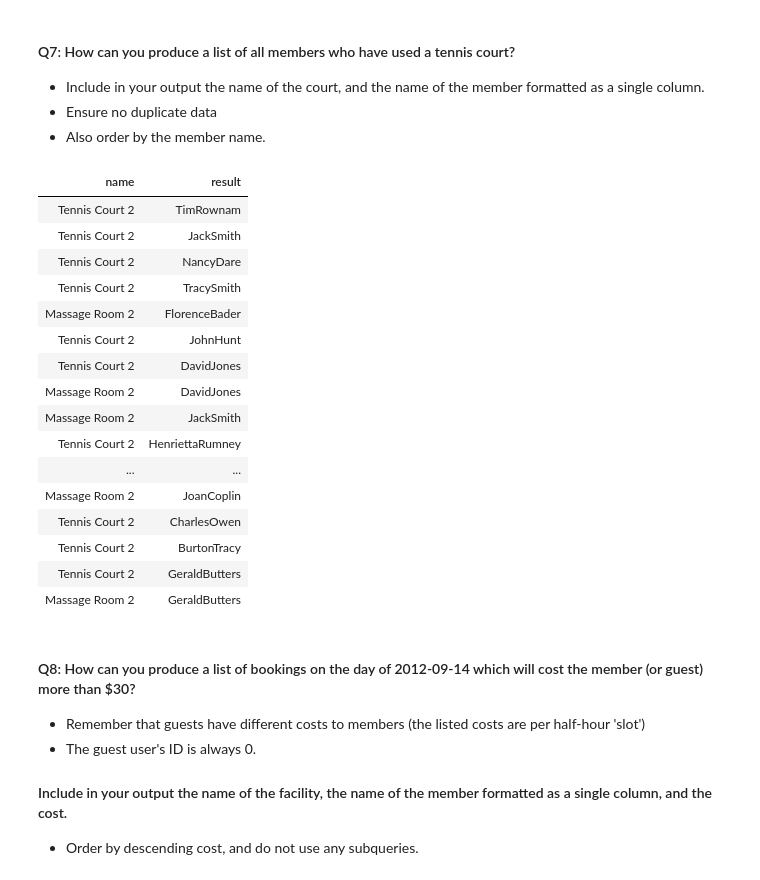
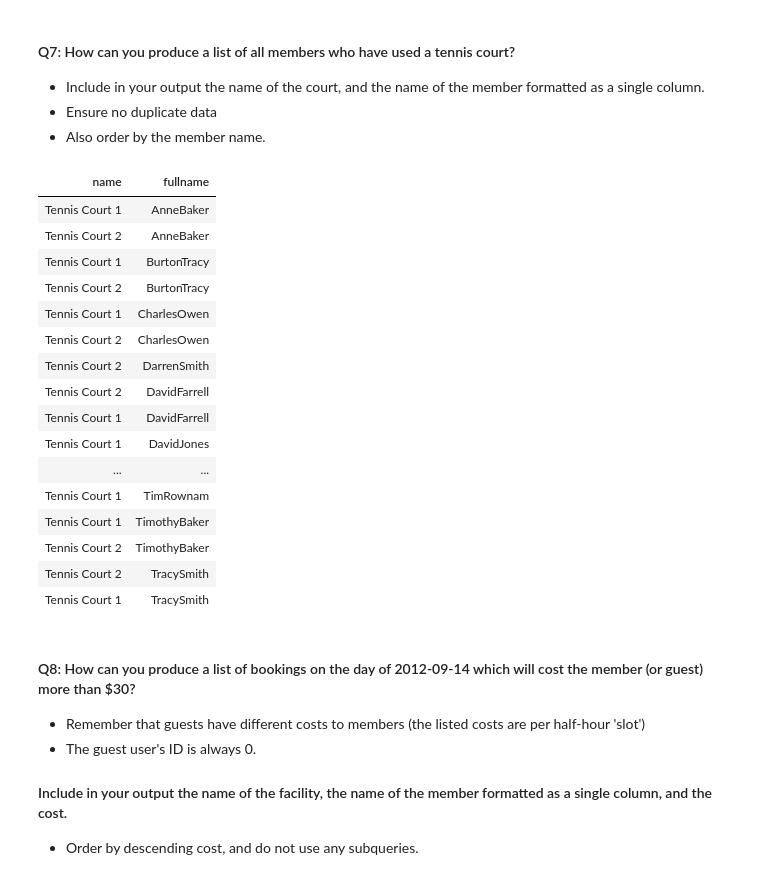
Before and after one commit to FPang95/ML_Projects, a Jupyter notebook: mec-5.6.6-sql-with-spark-mini-project/Mini_Project_SQL_with_Spark.ipynb, the cells around one changed output. Drawn from its saved outputs; the diff is of its cells as text; code cells hidden in the pictures.

```diff
--- a/mec-5.6.6-sql-with-spark-mini-project/Mini_Project_SQL_with_Spark.ipynb
+++ b/mec-5.6.6-sql-with-spark-mini-project/Mini_Project_SQL_with_Spark.ipynb
@@ -238,29 +234,30 @@ from members) me on m.joindate = me.maxdate
 - Also order by the member name.
 # %%
 %sql
-select distinct f.name,concat(m.firstname,m.surname) as fullname
+select distinct f.name, concat(m.firstname,m.surname) as fullname
 from facilities f
 join bookings b on b.facid = f.facid
 join members m on b.memid=m.memid
-where (f.facid in (1,5)) and (m.surname!='GUEST')
+where (f.facid in (0,1)) and (m.surname!='GUEST')
+order by fullname
 # %% [output]
-| name | result |
-| Tennis Court 2 | TimRownam |
-| Tennis Court 2 | JackSmith |
-| Tennis Court 2 | NancyDare |
+| name | fullname |
+| Tennis Court 1 | AnneBaker |
+| Tennis Court 2 | AnneBaker |
+| Tennis Court 1 | BurtonTracy |
+| Tennis Court 2 | BurtonTracy |
+| Tennis Court 1 | CharlesOwen |
+| Tennis Court 2 | CharlesOwen |
+| Tennis Court 2 | DarrenSmith |
+| Tennis Court 2 | DavidFarrell |
+| Tennis Court 1 | DavidFarrell |
+| Tennis Court 1 | DavidJones |
+| ... | ... |
+| Tennis Court 1 | TimRownam |
+| Tennis Court 1 | TimothyBaker |
+| Tennis Court 2 | TimothyBaker |
 | Tennis Court 2 | TracySmith |
-| Massage Room 2 | FlorenceBader |
-| Tennis Court 2 | JohnHunt |
-| Tennis Court 2 | DavidJones |
-| Massage Room 2 | DavidJones |
-| Massage Room 2 | JackSmith |
-| Tennis Court 2 | HenriettaRumney |
-| ... | ... |
-| Massage Room 2 | JoanCoplin |
-| Tennis Court 2 | CharlesOwen |
-| Tennis Court 2 | BurtonTracy |
-| Tennis Court 2 | GeraldButters |
-| Massage Room 2 | GeraldButters |
+| Tennis Court 1 | TracySmith |
 # %% [markdown]
 #### Q8: How can you produce a list of bookings on the day of 2012-09-14 which will cost the member (or guest) more than $30?
 
```
Also changed, not shown: parts of 7 cells of this notebook.
